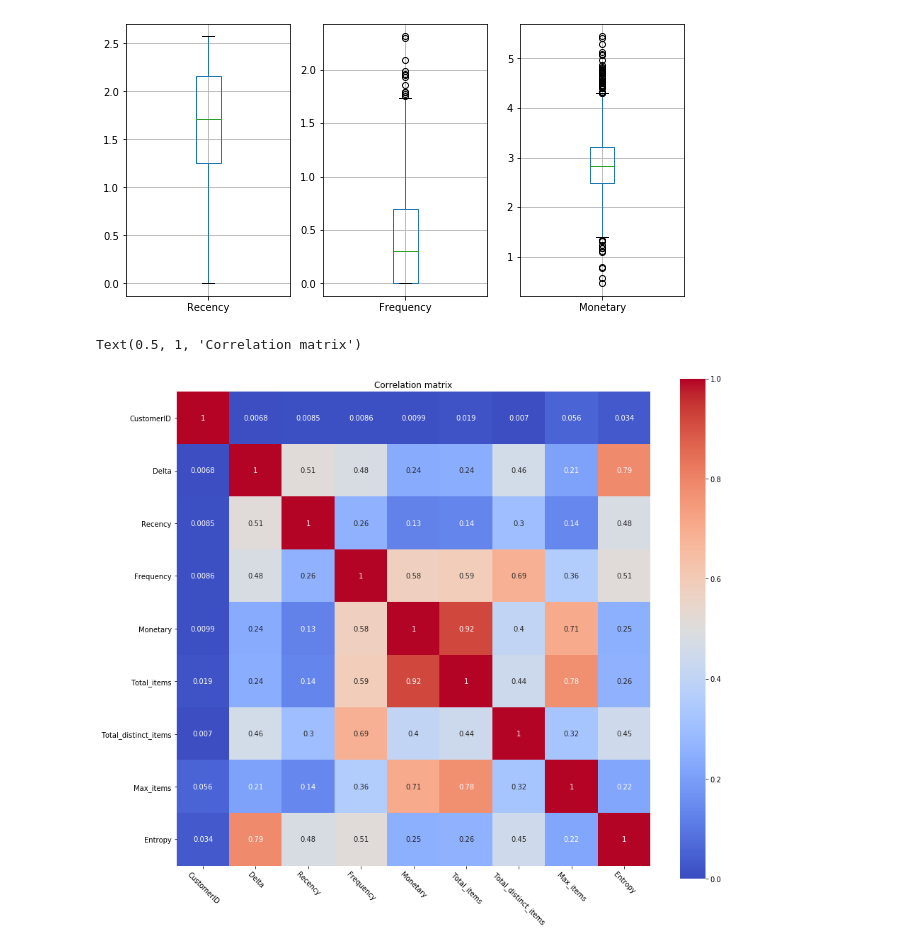
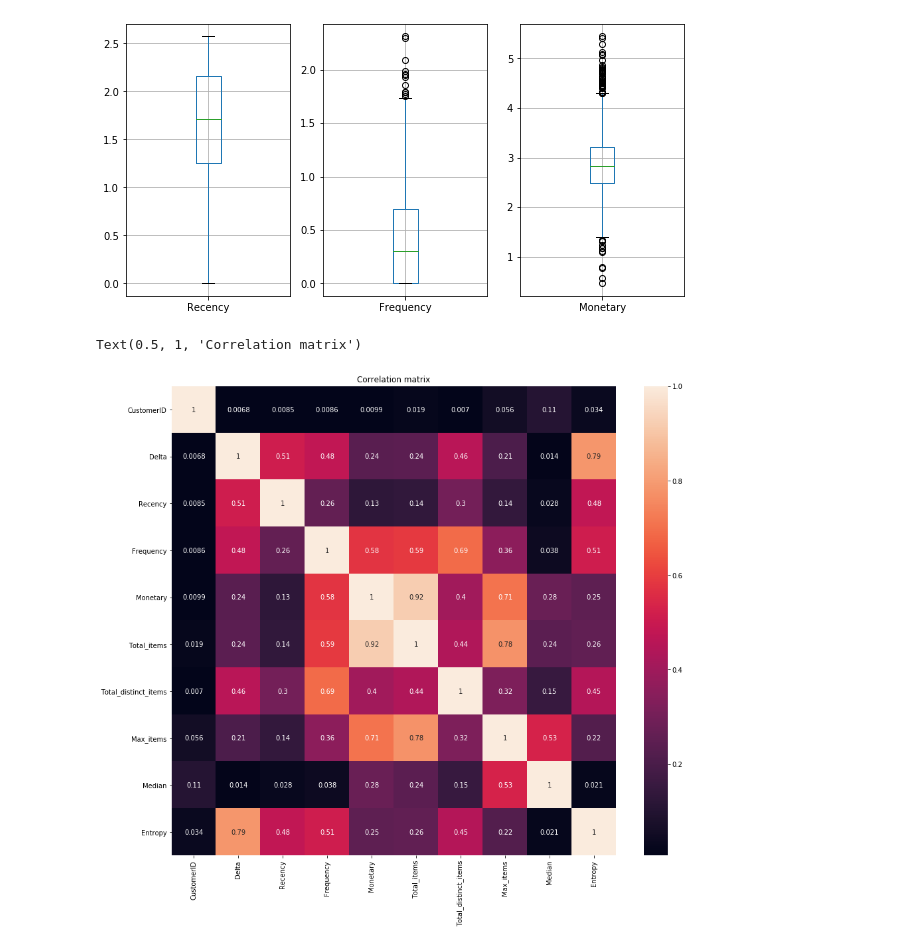
Before and after one commit to michelezoncheddu/data-mining-project, a Jupyter notebook: 1_Data_preparation.ipynb, the cells around one changed output. Drawn from its saved outputs; the diff is of its cells as text; code cells hidden in the pictures.

Commit message:
Add correlation matrix indicators

```diff
--- a/1_Data_preparation.ipynb
+++ b/1_Data_preparation.ipynb
@@ -108,0 +98,18 @@ for order in df.iterrows():
+# %%
+# check that there are no useful basketid for recovering the customerid (too slow)
+
+recover_basket = []
+
+last_basket = None
+with tqdm(total=len(df)) as pbar:
+    for index, row in df.iterrows():
+        pbar.update(1)
+        if last_basket != row['BasketID']:
+            last_basket = row['BasketID']
+            data = df[df['BasketID'] == row['BasketID']]
+            all_nan = data['CustomerID'].isnull().values.all()
+            any_nan = data['CustomerID'].isnull().values.any()
+            if (all_nan == False and any_nan == True):
+                recover_basket.append(row['BasketID'])
+
+recover_basket
@@ -460,13 +469,13 @@ customer_indicators = customer_indicators.merge(rfm, on='CustomerID')
 customer_indicators = customer_indicators.merge(total_items, on='CustomerID')
 customer_indicators = customer_indicators.merge(total_distinct_items, on='CustomerID')
 customer_indicators = customer_indicators.merge(max_items, on='CustomerID')
+customer_indicators = customer_indicators.merge(median, on='CustomerID')
 customer_indicators['Entropy'] = entropies
 # %%
 f, ax = plt.subplots(figsize=(15, 13))
 correlation = customer_indicators.corr().abs()
-sns.heatmap(correlation, cmap="coolwarm", vmin=0, vmax=1, annot=True, mask=np.zeros_like(correlation, dtype=np.bool), square=True, ax=ax, edgecolor='black')
-plt.xticks(rotation=315)
+ax = sns.heatmap(correlation, annot=True)
 plt.title("Correlation matrix")
 # %% [output]
 Text(0.5, 1, 'Correlation matrix')
-[figure, old version]
+[figure, new version]
```
Also changed, not shown: parts of 5 cells of this notebook.
